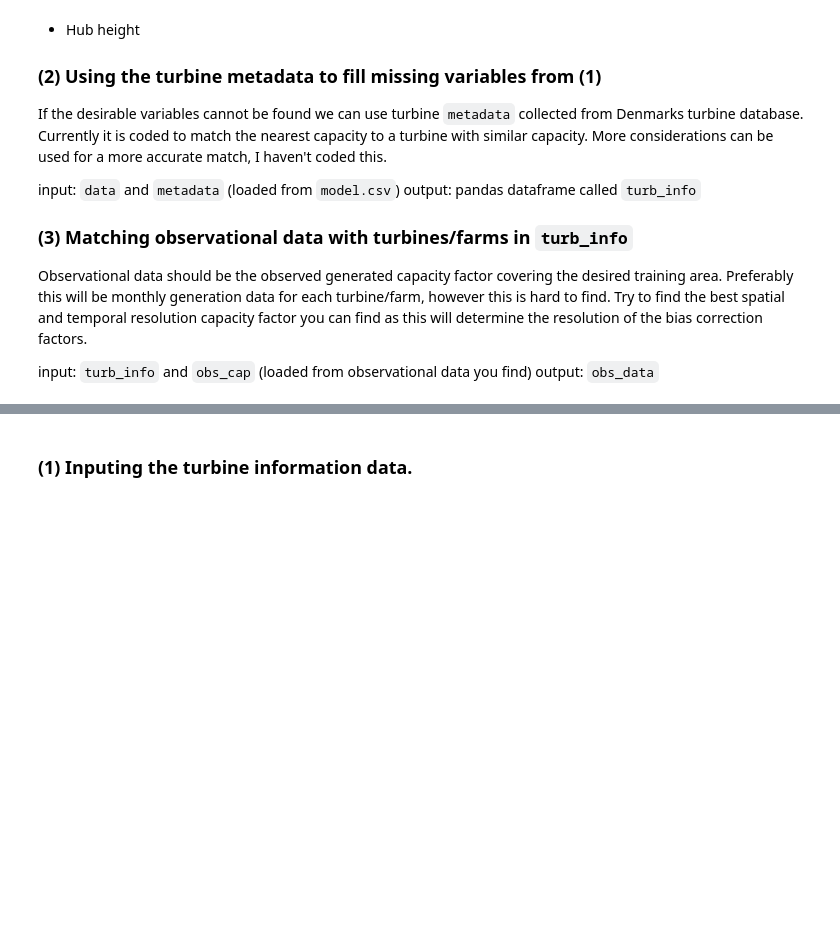
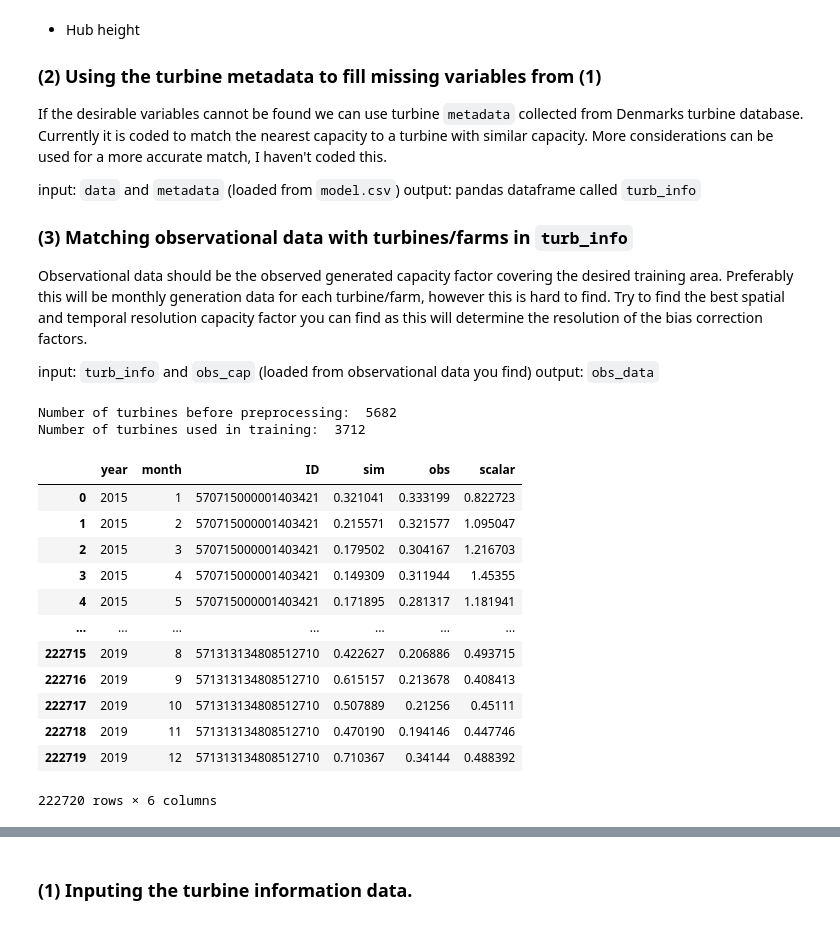
Before and after one commit to ellyess/PyVWF, a Jupyter notebook: prep_obs.ipynb, the cells around one changed output, grey strips where cells are left out. Cells and saved outputs as stored; diff of their text form; code cells hidden in the pictures; blank space fills up the shorter version.

```diff
--- a/prep_obs.ipynb
+++ b/prep_obs.ipynb
@@ -41,0 +61,55 @@ import matplotlib.pyplot as plt
+# %%
+powerCurveFileLoc = 'data/turbine_info/Wind Turbine Power Curves.csv'
+powerCurveFile = pd.read_csv(powerCurveFileLoc)
+
+# files for training
+era5_train = prep_era5(True)
+obs_cf, turb_info_train = prep_obs("DK", year_star, year_end)
+unc_ws_train, unc_cf_train = simulate_wind(era5_train, turb_info_train, powerCurveFile)
+# %% [output]
+Number of turbines before preprocessing:  5682
+Number of turbines used in training:  3712
+# %%
+def add_times(data):
+    data['year'] = pd.DatetimeIndex(data['time']).year
+    data['month'] = pd.DatetimeIndex(data['time']).month
+    data.insert(1, 'year', data.pop('year'))
+    data.insert(2, 'month', data.pop('month'))
+    return data
+# %%
+unc_cf = unc_cf_train.groupby(pd.Grouper(key='time',freq='M')).mean().reset_index()
+unc_cf = unc_cf.melt(id_vars=["time"],
+                var_name="ID",
+                value_name="sim")
+unc_cf = add_times(unc_cf)
+unc_cf['ID'] = unc_cf['ID'].astype(str)
+unc_cf['month'] = unc_cf['month'].astype(int)
+unc_cf['year'] = unc_cf['year'].astype(int)
+obs_cf2 = obs_cf
+obs_cf2.columns = ['ID','1','2','3','4','5','6','7','8','9','10','11','12','year']
+obs_cf2 = obs_cf2.melt(id_vars=["ID", "year"],
+                var_name="month",
+                value_name="obs")
+obs_cf2['ID'] = obs_cf2['ID'].astype(str)
+obs_cf2['month'] = obs_cf2['month'].astype(int)
+obs_cf2['year'] = obs_cf2['year'].astype(int)
+train_cf = pd.merge(unc_cf, obs_cf2, on=['ID','month', "year"], how='left')
+scalar_alpha = 0.6
+scalar_beta = 0.2
+train_cf['scalar'] = (scalar_alpha * (train_cf['obs']/train_cf['sim'])) + scalar_beta
+train_cf = train_cf.drop(['time'], axis=1).reset_index(drop=True)
+train_cf
+# %% [output]
+|  | year | month | ID | sim | obs | scalar |
+| 0 | 2015 | 1 | 570715000001403421 | 0.321041 | 0.333199 | 0.822723 |
+| 1 | 2015 | 2 | 570715000001403421 | 0.215571 | 0.321577 | 1.095047 |
+| 2 | 2015 | 3 | 570715000001403421 | 0.179502 | 0.304167 | 1.216703 |
+| 3 | 2015 | 4 | 570715000001403421 | 0.149309 | 0.311944 | 1.45355 |
+| 4 | 2015 | 5 | 570715000001403421 | 0.171895 | 0.281317 | 1.181941 |
+| ... | ... | ... | ... | ... | ... | ... |
+| 222715 | 2019 | 8 | 571313134808512710 | 0.422627 | 0.206886 | 0.493715 |
+| 222716 | 2019 | 9 | 571313134808512710 | 0.615157 | 0.213678 | 0.408413 |
+| 222717 | 2019 | 10 | 571313134808512710 | 0.507889 | 0.21256 | 0.45111 |
+| 222718 | 2019 | 11 | 571313134808512710 | 0.470190 | 0.194146 | 0.447746 |
+| 222719 | 2019 | 12 | 571313134808512710 | 0.710367 | 0.34144 | 0.488392 |
+222720 rows × 6 columns
```
Also changed, not shown: parts of 8 cells of this notebook, 15 other files.
